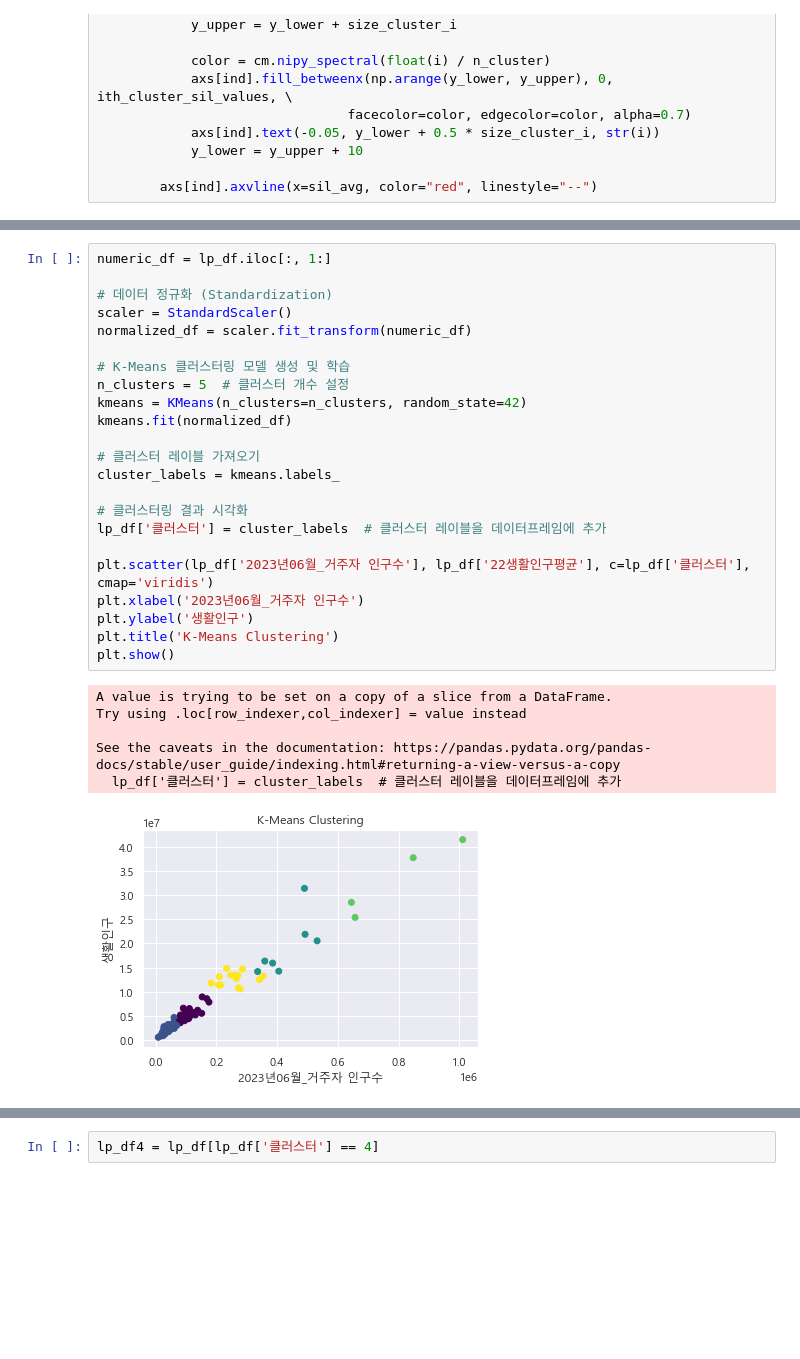
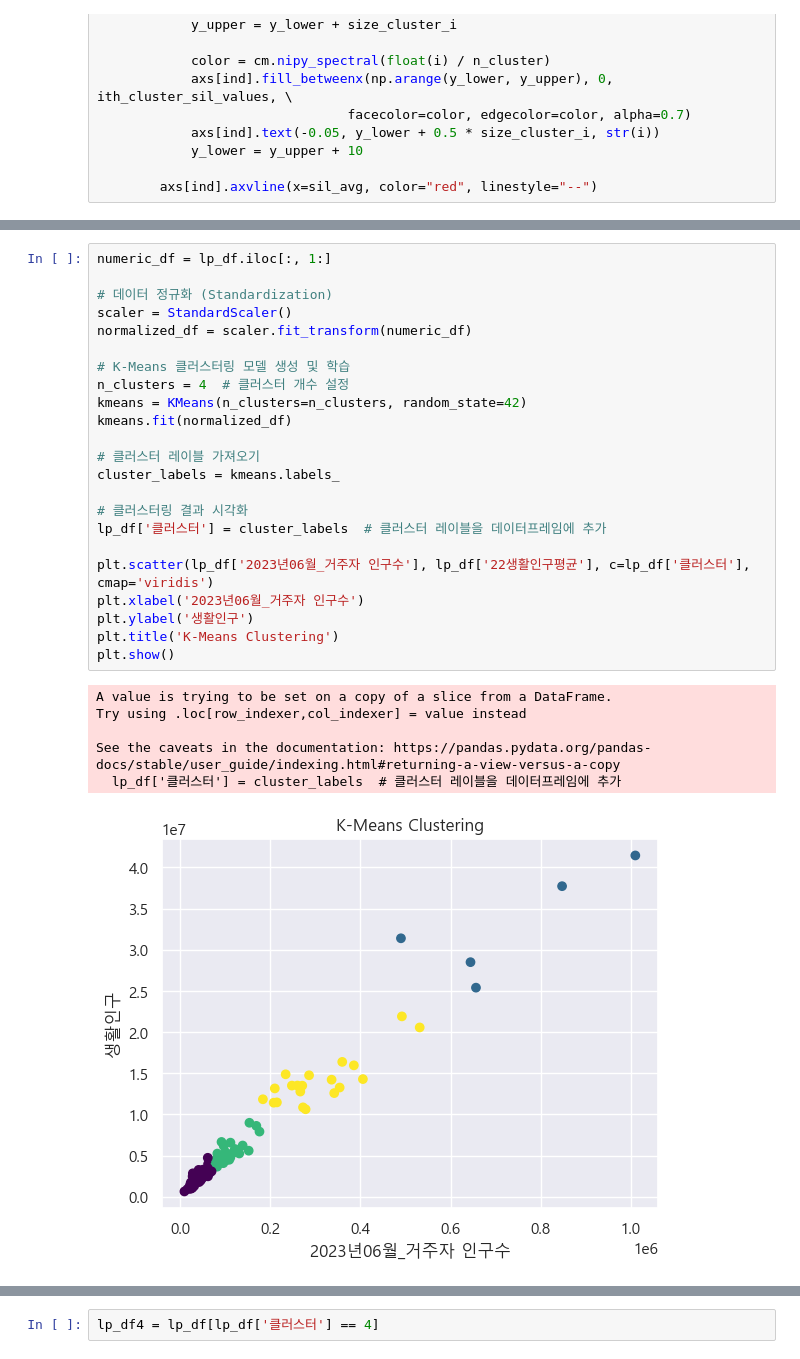
Before and after one commit to won4513/data_analytics, a Jupyter notebook: nabis/clustering.ipynb, the cells around one changed output, grey strips where cells are left out. Drawn from its saved outputs; the diff is of its cells as text; blank space fills up the shorter version.

```diff
--- a/nabis/clustering.ipynb
+++ b/nabis/clustering.ipynb
@@ -300,30 +300,30 @@ visualize_silhouette([ 2, 3, 4, 5], normalized_df)
 # %%
 numeric_df = lp_df.iloc[:, 1:]
 
 # 데이터 정규화 (Standardization)
 scaler = StandardScaler()
 normalized_df = scaler.fit_transform(numeric_df)
 
 # K-Means 클러스터링 모델 생성 및 학습
-n_clusters = 5  # 클러스터 개수 설정
+n_clusters = 4  # 클러스터 개수 설정
 kmeans = KMeans(n_clusters=n_clusters, random_state=42)
 kmeans.fit(normalized_df)
 
 # 클러스터 레이블 가져오기
 cluster_labels = kmeans.labels_
 
 # 클러스터링 결과 시각화
 lp_df['클러스터'] = cluster_labels  # 클러스터 레이블을 데이터프레임에 추가
 
 plt.scatter(lp_df['2023년06월_거주자 인구수'], lp_df['22생활인구평균'], c=lp_df['클러스터'], cmap='viridis')
 plt.xlabel('2023년06월_거주자 인구수')
 plt.ylabel('생활인구')
 plt.title('K-Means Clustering')
 plt.show()
 # %% [output]
 A value is trying to be set on a copy of a slice from a DataFrame.
 Try using .loc[row_indexer,col_indexer] = value instead
 
 See the caveats in the documentation: https://pandas.pydata.org/pandas-docs/stable/user_guide/indexing.html#returning-a-view-versus-a-copy
   lp_df['클러스터'] = cluster_labels  # 클러스터 레이블을 데이터프레임에 추가
-[figure, old version]
+[figure, new version]
```
Also changed, not shown: parts of 10 cells of this notebook, 1 other file.
